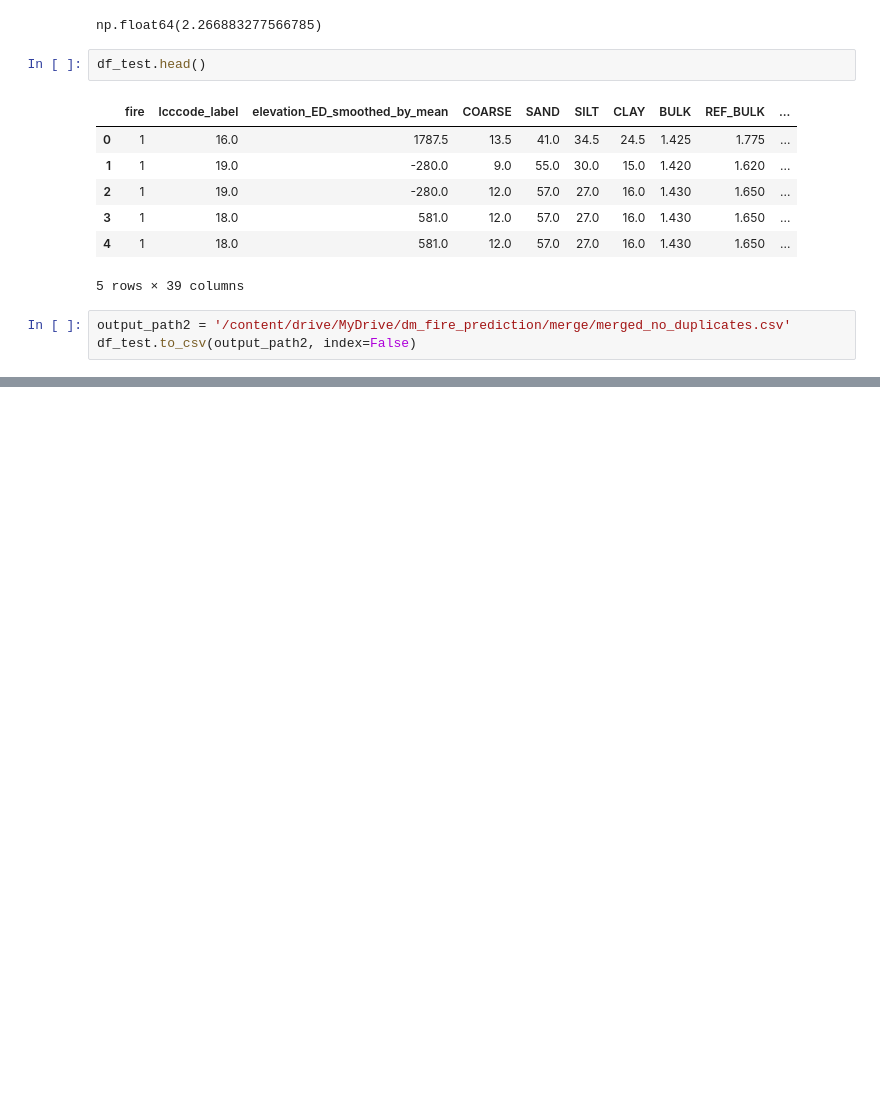
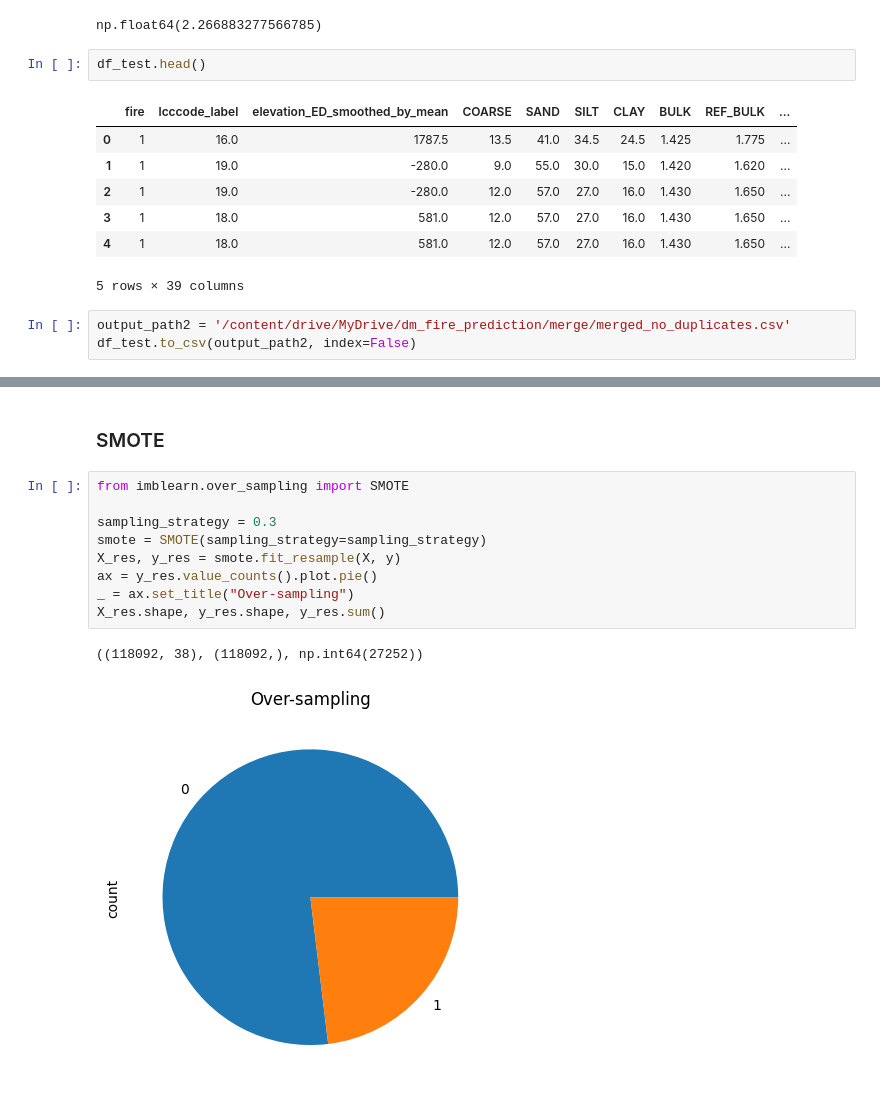
Before and after one commit to b-fatma/S2I-DM, a Jupyter notebook: src/3_merge/merge_4_clean.ipynb, the cells around one changed output, grey strips where cells are left out. Saved outputs shown, nothing was run; the diff lists cells and outputs as text; blank space fills up the shorter version.

```diff
--- a/src/3_merge/merge_4_clean.ipynb
+++ b/src/3_merge/merge_4_clean.ipynb
@@ -235,0 +308,14 @@ df_test.to_csv(output_path2, index=False)
+# %% [markdown]
+### SMOTE
+# %%
+from imblearn.over_sampling import SMOTE
+
+sampling_strategy = 0.3
+smote = SMOTE(sampling_strategy=sampling_strategy)
+X_res, y_res = smote.fit_resample(X, y)
+ax = y_res.value_counts().plot.pie()
+_ = ax.set_title("Over-sampling")
+X_res.shape, y_res.shape, y_res.sum()
+# %% [output]
+((118092, 38), (118092,), np.int64(27252))
+[figure, added]
```
Also changed, not shown: parts of 14 cells of this notebook, 1 other file.
